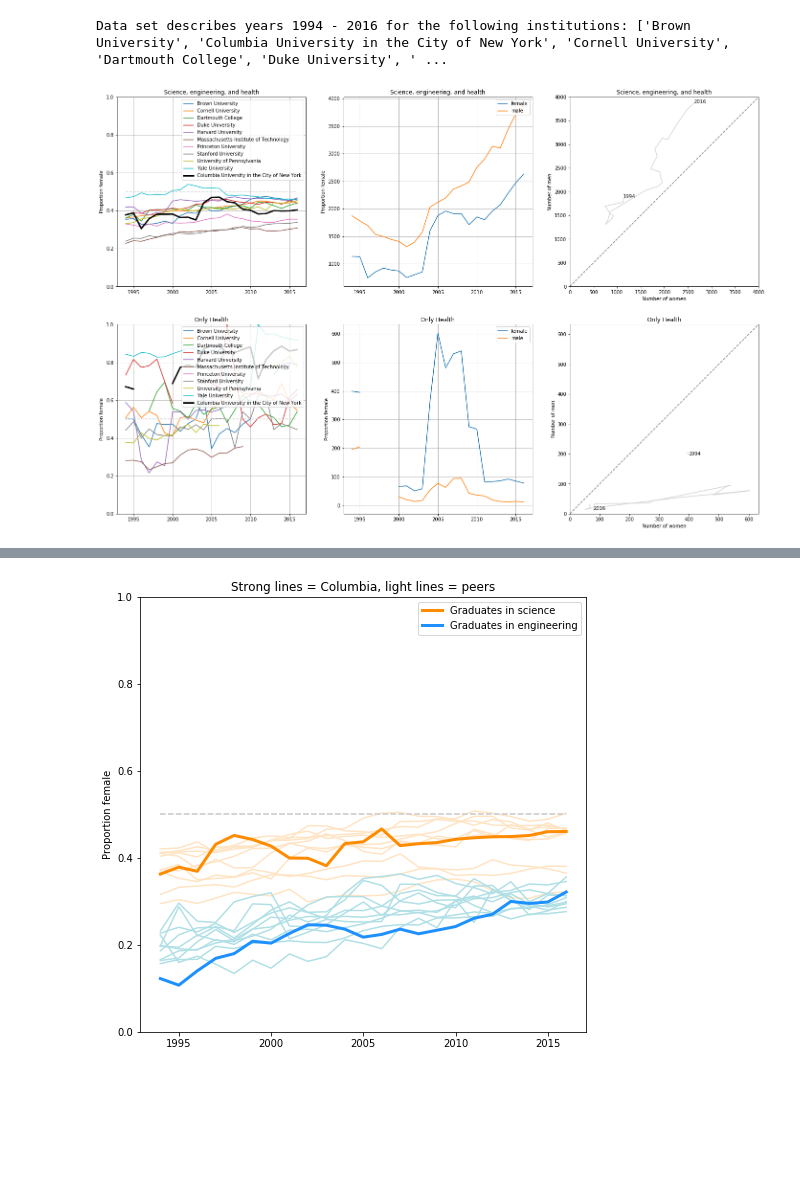
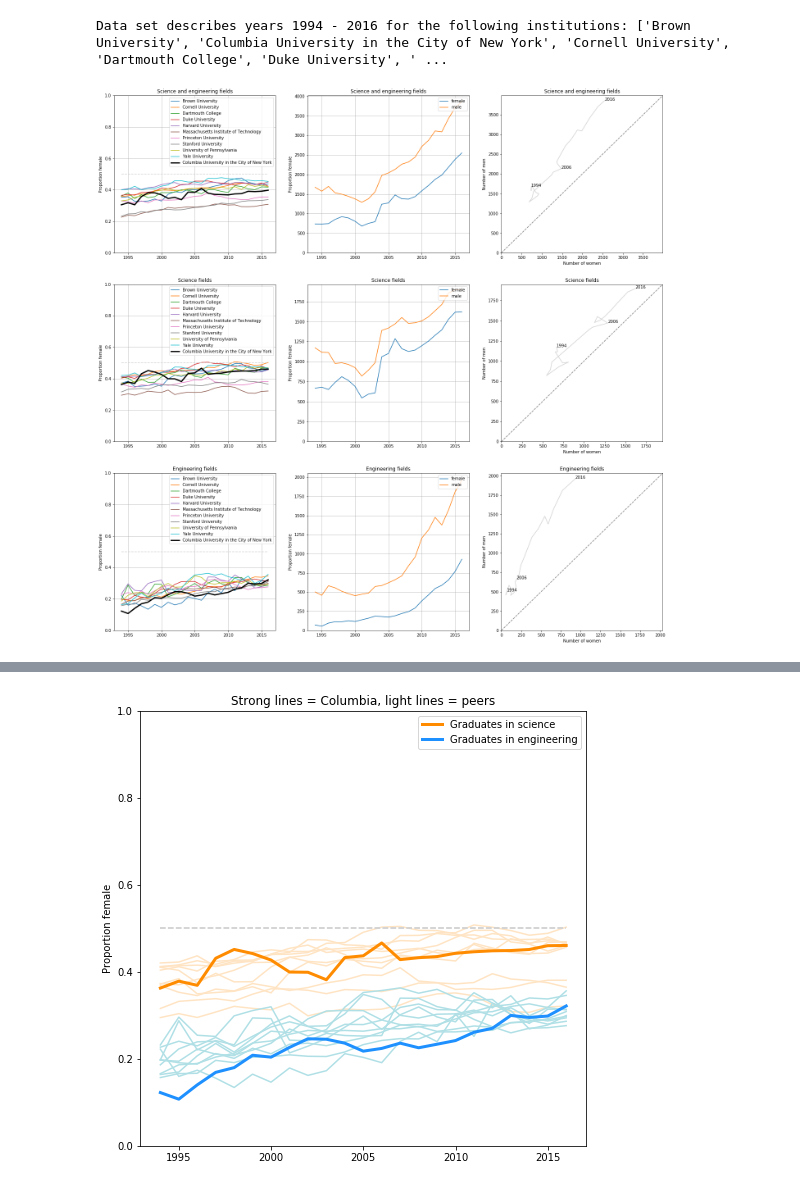
Before and after one commit to spec-journalism/gss-diversity, a Jupyter notebook: notebooks/overall.ipynb, the cells around one changed output, grey strips where cells are left out. Cells and saved outputs as stored; diff of their text form; code cells hidden in the pictures; blank space fills up the shorter version.

```diff
--- a/notebooks/overall.ipynb
+++ b/notebooks/overall.ipynb
@@ -61,7 +61,7 @@ def plot_counts(ax, totals, title, inst='Columbia University in the City of New
     f, m = get_counts(totals, inst)
     ax.plot(years, f, label='female')
     ax.plot(years, m, label='male')
-
+    ax.set_ylim(bottom=0)
     ax.set_ylabel('Proportion female')
     ax.set_title(title)
     ax.legend(loc='upper right')
@@ -88,13 +88,18 @@ def plot_connected(ax, totals, title, inst='Columbia University in the City of N
     ax.set_xlabel('Number of women')
     ax.set_ylabel('Number of men')
 # %%
-fig, axArr = plt.subplots(2, 3, figsize=(24, 16))
-plot_proportions(axArr[0, 0], GRAD_TOTALS, 'Science, engineering, and health')
-plot_counts(axArr[0, 1], GRAD_TOTALS, 'Science, engineering, and health')
-plot_connected(axArr[0, 2], GRAD_TOTALS, 'Science, engineering, and health')
+fig, axArr = plt.subplots(3, 3, figsize=(24, 24))
 
-plot_proportions(axArr[1, 0], H_GRADS, 'Only Health')
-plot_counts(axArr[1, 1], H_GRADS, 'Only Health')
-plot_connected(axArr[1, 2], H_GRADS, 'Only Health')
+plot_proportions(axArr[0, 0], SE_GRADS, 'Science and engineering fields')
+plot_counts(axArr[0, 1], SE_GRADS, 'Science and engineering fields')
+plot_connected(axArr[0, 2], SE_GRADS, 'Science and engineering fields')
+
+plot_proportions(axArr[1, 0], S_GRADS, 'Science fields')
+plot_counts(axArr[1, 1], S_GRADS, 'Science fields')
+plot_connected(axArr[1, 2], S_GRADS, 'Science fields')
+
+plot_proportions(axArr[2, 0], E_GRADS, 'Engineering fields')
+plot_counts(axArr[2, 1], E_GRADS, 'Engineering fields')
+plot_connected(axArr[2, 2], E_GRADS, 'Engineering fields')
 # %% [output]
-[figure, old version]
+[figure, new version]
```
Also changed, not shown: parts of 1 cell of this notebook, 1 other file.
